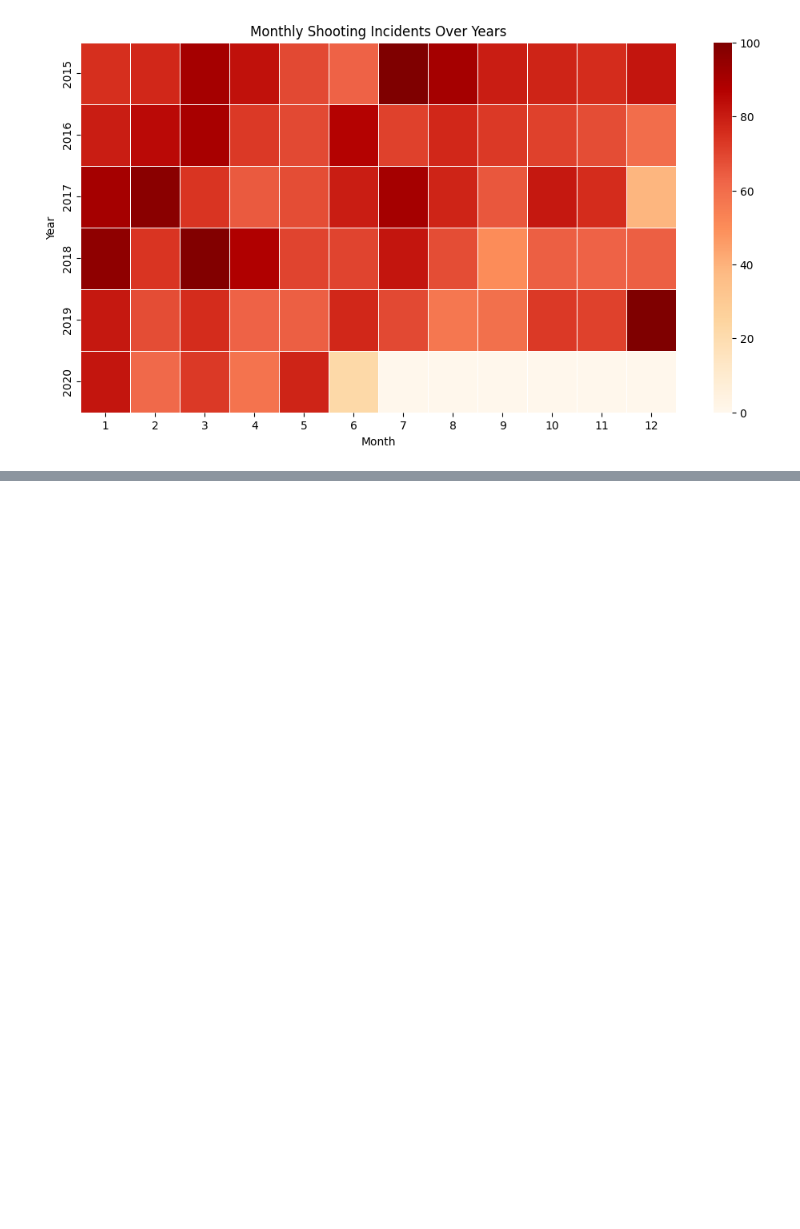
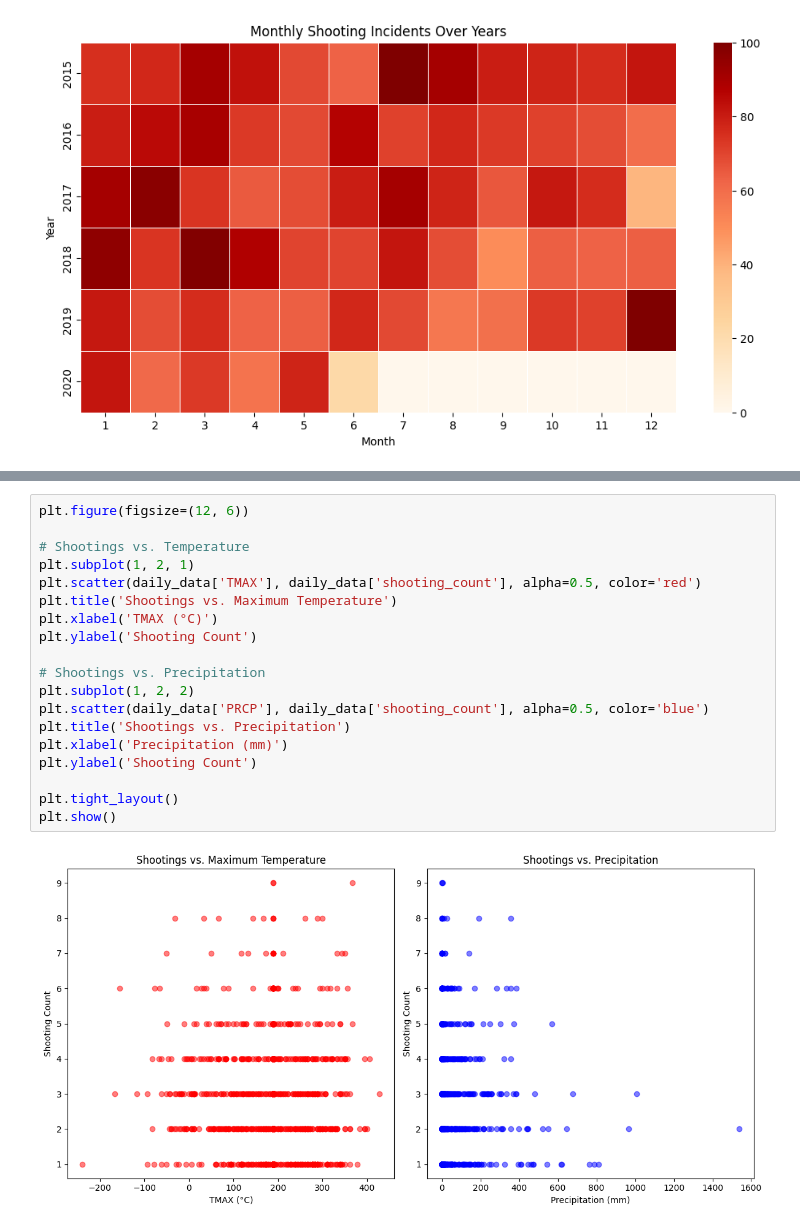
Before and after one commit to Abantika02/made-template, a Jupyter notebook: project/EDA/analysis.ipynb, the cells around one changed output, grey strips where cells are left out. Cells and saved outputs as stored; diff of their text form; blank space fills up the shorter version.

```diff
--- a/project/EDA/analysis.ipynb
+++ b/project/EDA/analysis.ipynb
@@ -507,0 +524,21 @@ plt.show()
+# %%
+plt.figure(figsize=(12, 6))
+
+# Shootings vs. Temperature
+plt.subplot(1, 2, 1)
+plt.scatter(daily_data['TMAX'], daily_data['shooting_count'], alpha=0.5, color='red')
+plt.title('Shootings vs. Maximum Temperature')
+plt.xlabel('TMAX (°C)')
+plt.ylabel('Shooting Count')
+
+# Shootings vs. Precipitation
+plt.subplot(1, 2, 2)
+plt.scatter(daily_data['PRCP'], daily_data['shooting_count'], alpha=0.5, color='blue')
+plt.title('Shootings vs. Precipitation')
+plt.xlabel('Precipitation (mm)')
+plt.ylabel('Shooting Count')
+
+plt.tight_layout()
+plt.show()
+# %% [output]
+[figure, added]
```
Also changed, not shown: parts of 13 cells of this notebook, 1 other file.
